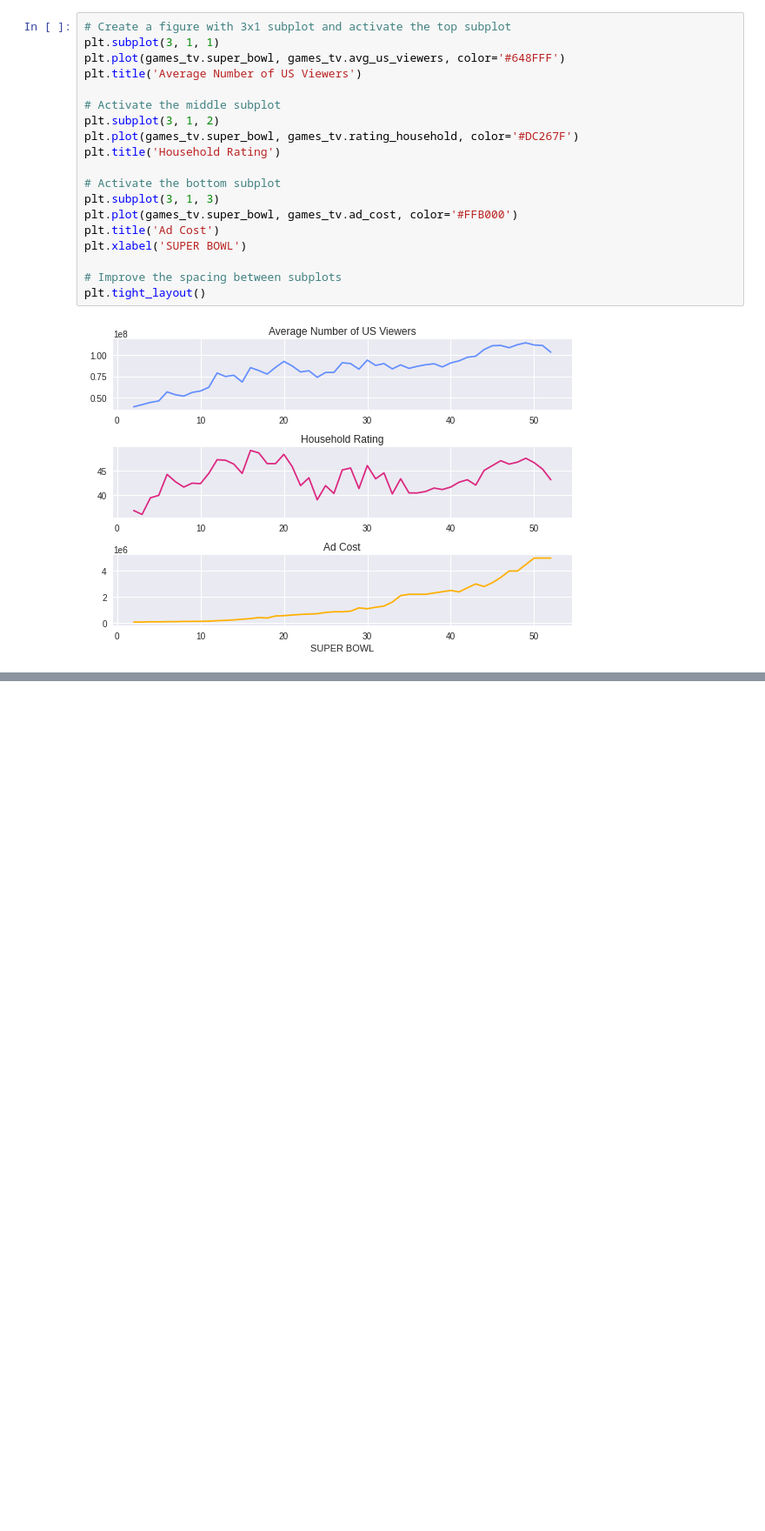
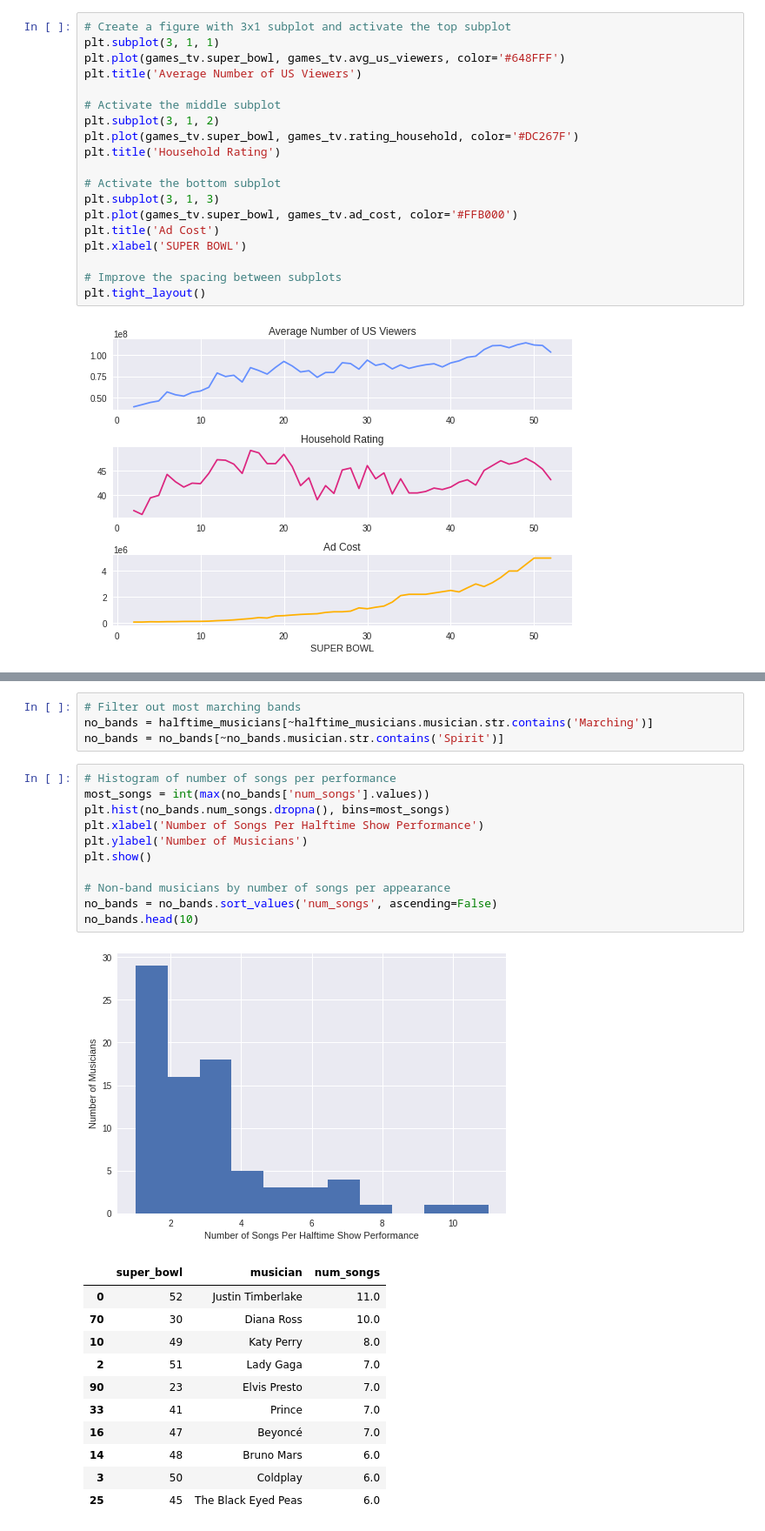
Before and after one commit to locsta/Super-Bowl-TV-Data-Analysis, a Jupyter notebook: index.ipynb, the cells around one changed output, grey strips where cells are left out. Shown: that part at 87% size. Cells and saved outputs as stored; diff of their text form; blank space fills up the shorter version.

```diff
--- a/index.ipynb
+++ b/index.ipynb
@@ -142,0 +189,28 @@ plt.tight_layout()
+# %%
+# Filter out most marching bands
+no_bands = halftime_musicians[~halftime_musicians.musician.str.contains('Marching')]
+no_bands = no_bands[~no_bands.musician.str.contains('Spirit')]
+# %%
+# Histogram of number of songs per performance
+most_songs = int(max(no_bands['num_songs'].values))
+plt.hist(no_bands.num_songs.dropna(), bins=most_songs)
+plt.xlabel('Number of Songs Per Halftime Show Performance')
+plt.ylabel('Number of Musicians')
+plt.show()
+
+# Non-band musicians by number of songs per appearance
+no_bands = no_bands.sort_values('num_songs', ascending=False)
+no_bands.head(10)
+# %% [output]
+[figure, added]
+|  | super_bowl | musician | num_songs |
+| 0 | 52 | Justin Timberlake | 11.0 |
+| 70 | 30 | Diana Ross | 10.0 |
+| 10 | 49 | Katy Perry | 8.0 |
+| 2 | 51 | Lady Gaga | 7.0 |
+| 90 | 23 | Elvis Presto | 7.0 |
+| 33 | 41 | Prince | 7.0 |
+| 16 | 47 | Beyoncé | 7.0 |
+| 14 | 48 | Bruno Mars | 6.0 |
+| 3 | 50 | Coldplay | 6.0 |
+| 25 | 45 | The Black Eyed Peas | 6.0 |
```
Also changed, not shown: parts of 6 cells of this notebook.
